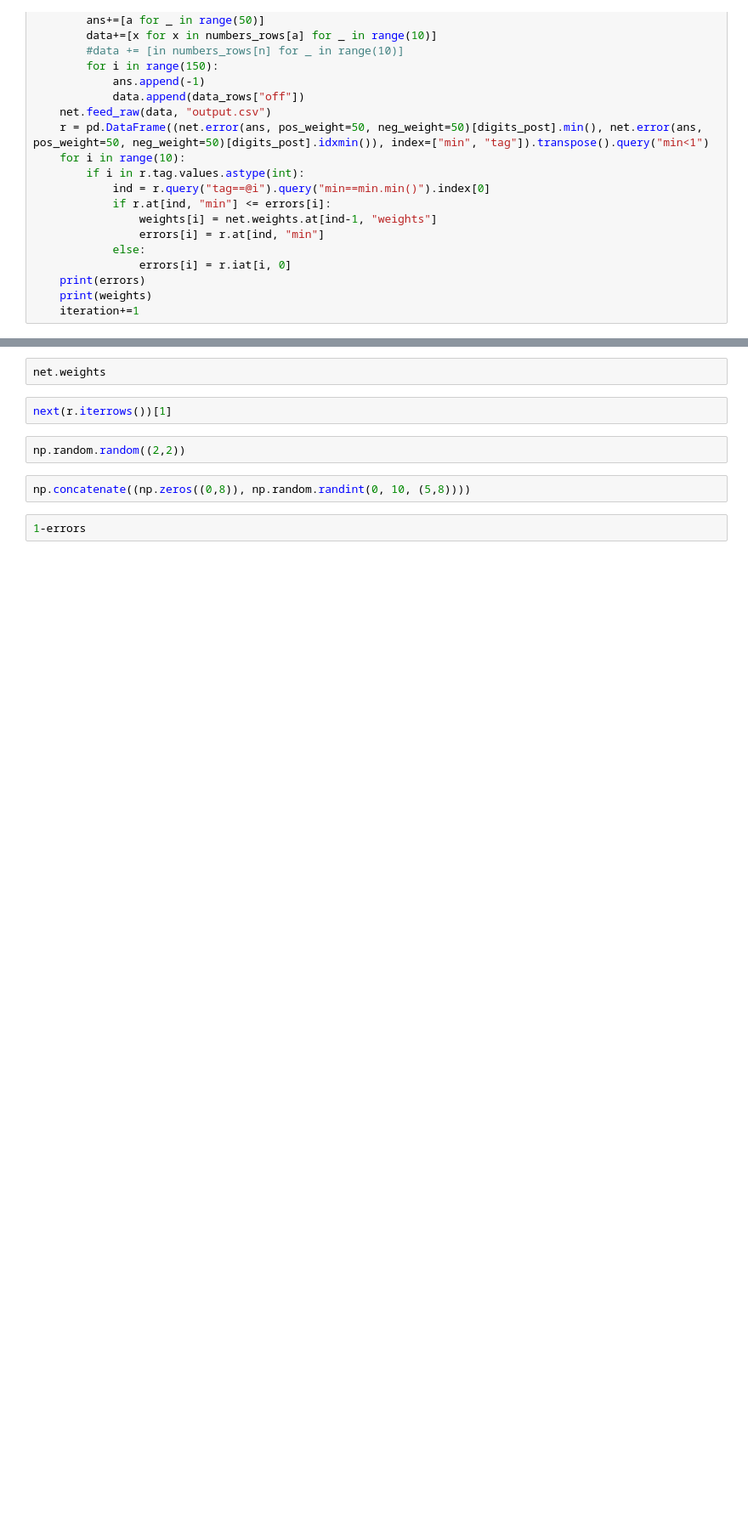
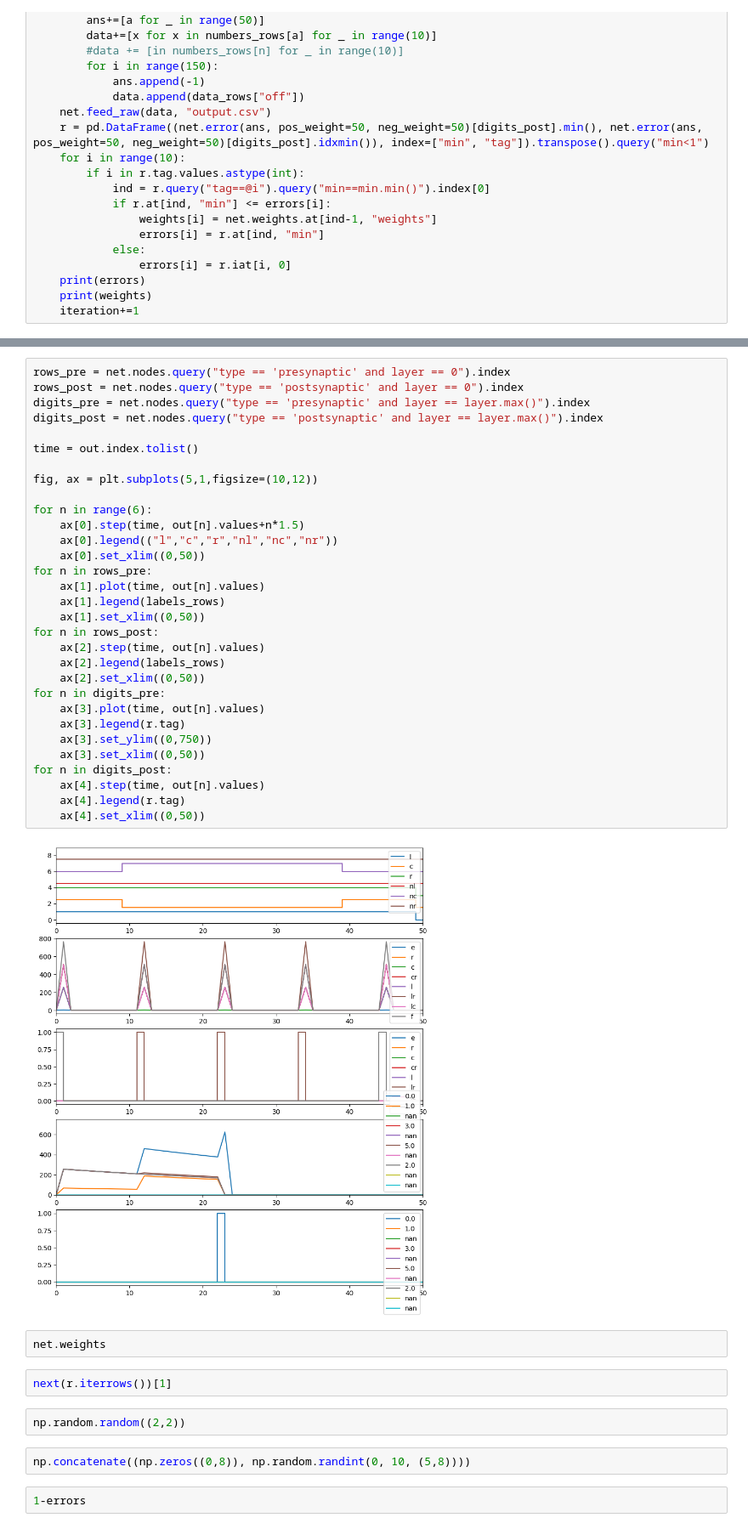
Before and after one commit to IvKormak/spikesim, a Jupyter notebook: old_model.ipynb, the cells around one changed output, grey strips where cells are left out. Shown at 85% size. Drawn from its saved outputs; the diff is of its cells as text; blank space fills up the shorter version.

```diff
--- a/old_model.ipynb
+++ b/old_model.ipynb
@@ -328,3 +375,36 @@ for n in digits_post:
+# %%
+rows_pre = net.nodes.query("type == 'presynaptic' and layer == 0").index
+rows_post = net.nodes.query("type == 'postsynaptic' and layer == 0").index
+digits_pre = net.nodes.query("type == 'presynaptic' and layer == layer.max()").index
+digits_post = net.nodes.query("type == 'postsynaptic' and layer == layer.max()").index
+
+time = out.index.tolist()
+
+fig, ax = plt.subplots(5,1,figsize=(10,12))
+
+for n in range(6):
+    ax[0].step(time, out[n].values+n*1.5)
+    ax[0].legend(("l","c","r","nl","nc","nr"))
+    ax[0].set_xlim((0,50))
+for n in rows_pre:
+    ax[1].plot(time, out[n].values)
+    ax[1].legend(labels_rows)
+    ax[1].set_xlim((0,50))
+for n in rows_post:
+    ax[2].step(time, out[n].values)
+    ax[2].legend(labels_rows)
+    ax[2].set_xlim((0,50))
+for n in digits_pre:
+    ax[3].plot(time, out[n].values)
+    ax[3].legend(r.tag)
+    ax[3].set_ylim((0,750))
+    ax[3].set_xlim((0,50))
+for n in digits_post:
+    ax[4].step(time, out[n].values)
+    ax[4].legend(r.tag)
+    ax[4].set_xlim((0,50))
+# %% [output]
+[figure, added]
 # %%
 net.weights
 # %%
```
Also changed, not shown: parts of 6 cells of this notebook.
